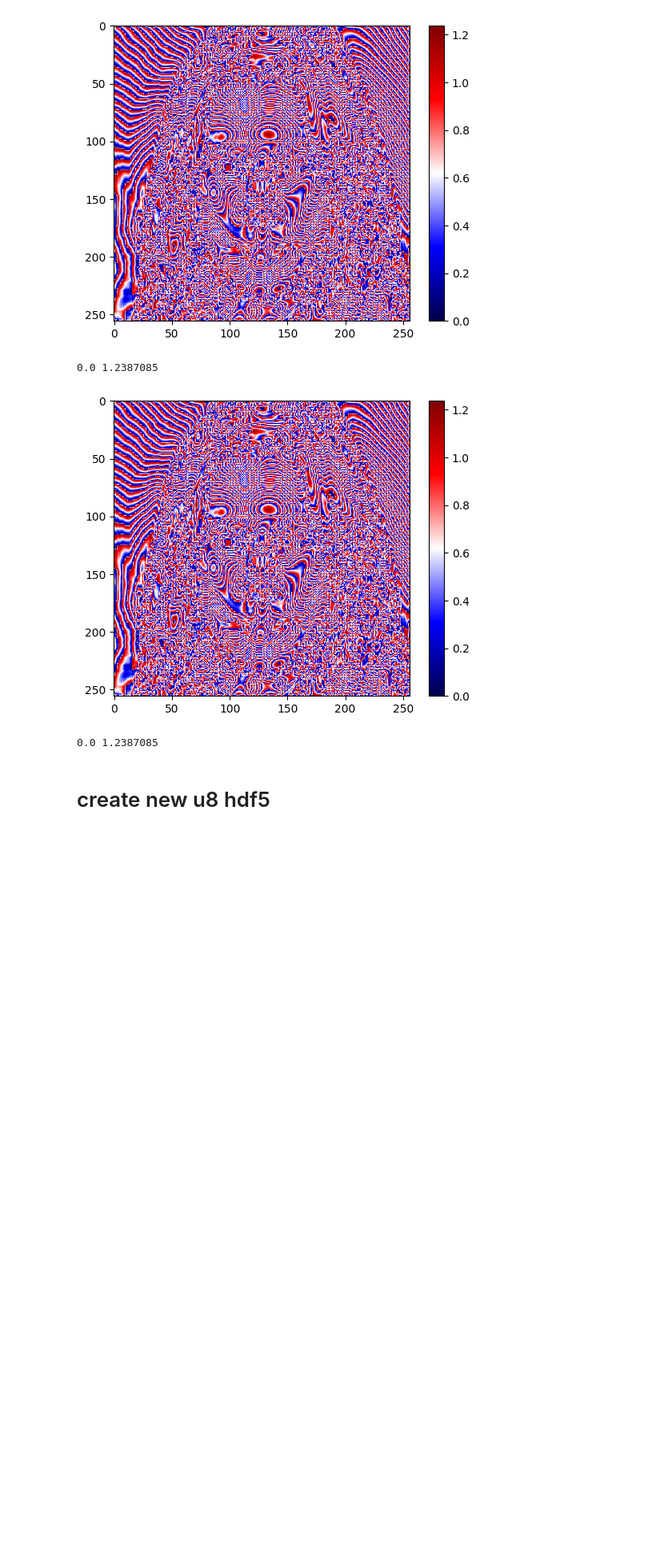
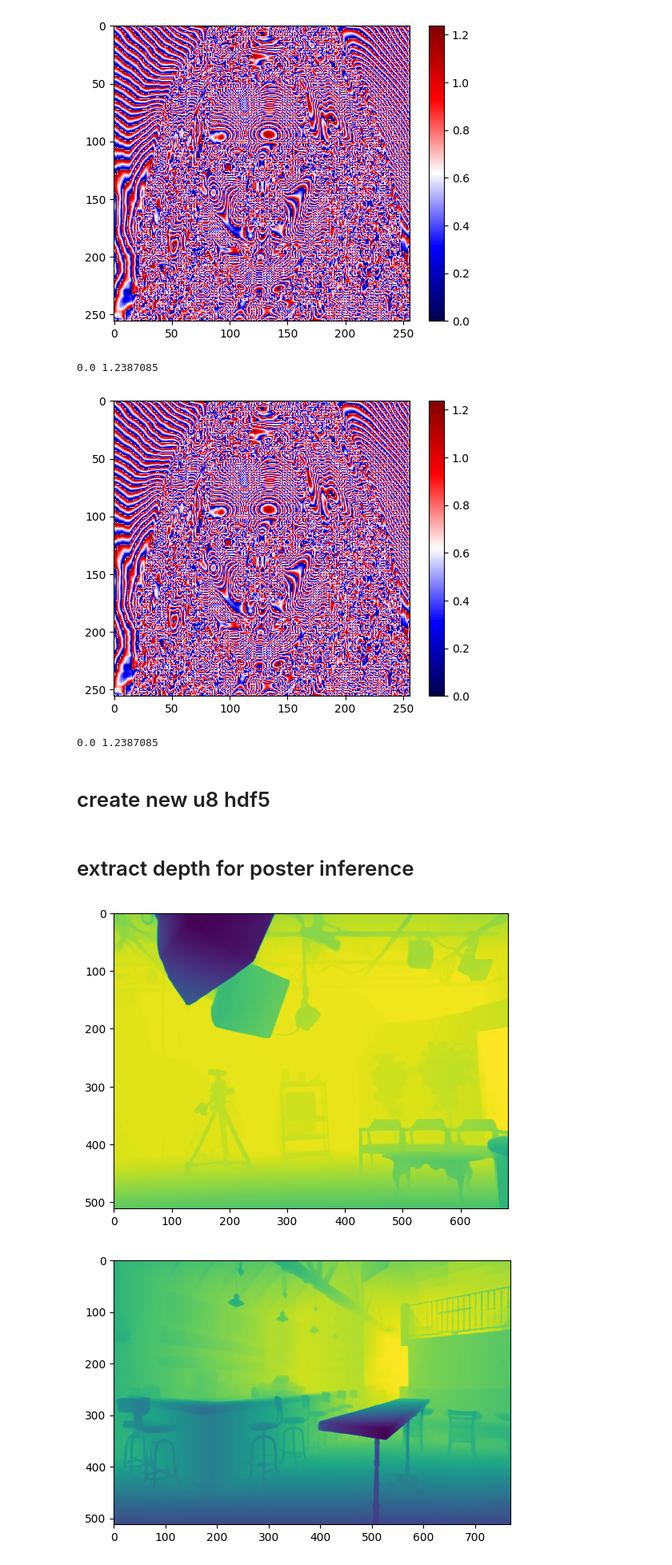
Before and after one commit to BabackE/lama_stereoinpainting, a Jupyter notebook: cse493g/generate_depth_for_celeba_dataset.ipynb, the cells around one changed output. Shown at 80% size. Cells and saved outputs as stored; diff of their text form; code cells hidden in the pictures; blank space fills up the shorter version.

```diff
--- a/cse493g/generate_depth_for_celeba_dataset.ipynb
+++ b/cse493g/generate_depth_for_celeba_dataset.ipynb
@@ -140,3 +140,73 @@ print(np.min(diff_error_rounded), np.max(diff_error_rounded))
 # open the hdf5 and create a new hdf5 file in u8 format
 # copy the data from the old hdf5 to the new hdf5
 copy_hdf5_to_u8(hdf5_file_path, u8_hdf5_file_path)
+# %% [markdown]
+# extract depth for poster inference
+# %%
+hdf5_file = "C:/experiments/places_dataset/train_large_places365standard_disparity_u8.hdf5"
+
+def normalize_depth(disparity_map):
+    disparityf = disparity_map.astype(np.float32)
+    disparity_not_zero = disparityf > 0.0
+    disparity_zero = disparityf == 0.0
+    true_depth = np.zeros(disparityf.shape)
+    A = 1.0
+    B = 0.0005
+    max_depth = 1.0
+    true_depth[disparity_not_zero] = 1/(A+B*disparityf[disparity_not_zero])
+    true_depth[disparity_zero] = max_depth
+
+    min_depth,max_depth = true_depth.min(), true_depth.max()
+    true_depth_normalized = (true_depth - min_depth) / (max_depth - min_depth)
+    return true_depth_normalized
+
+
+def load_depth_from_hdf5(hdf5_path, depth_path, return_orig=False):
+    with h5py.File(hdf5_path, 'r') as hdf5_file:
+        # Access the dataset
+        dataset = hdf5_file[depth_path]
+        depth_map_u16 = dataset[:]
+
+        # Retrieve mean and std attributes
+        if 'min' in dataset.attrs:
+            depth_map_min = dataset.attrs['min']
+        else:
+            print(f"Attribute 'min' not found in dataset {depth_path}")
+            depth_map_min = 4.1578239029840205 # average min of the dataset
+
+        if 'range' in dataset.attrs:
+            depth_map_range = dataset.attrs['range']
+        else:
+            print(f"Attribute 'range' not found in dataset {depth_path}")
+            depth_map_range = 519.2757145688164 # average range of the dataset
+
+        # Convert uint16 back to normalized float
+        divisor = 65535.0 if depth_map_u16.dtype == np.uint16 else 255.0
+        depth_map_normalized = depth_map_u16.astype(np.float32) / divisor
+
+        # Denormalize to reconstruct the original depth map
+        depth = depth_map_normalized * depth_map_range + depth_map_min
+
+        #out_depth = depth / np.max(depth)
+        out_depth = normalize_depth(depth)
+
+        out_depth = out_depth.astype(np.float32)
+        if return_orig:
+            return out_depth, depth
+        else:
+            return out_depth
+
+depth_map1 = load_depth_from_hdf5(hdf5_file, 'data_large/t/television_studio/00000056')
+depth_map2 = load_depth_from_hdf5(hdf5_file, 'data_large/b/bar/00000016')
+
+plt.imshow(depth_map1)
+plt.show()
+
+plt.imshow(depth_map2)
+plt.show()
+
+np.save("C:/experiments/places_dataset/00000056.npy", depth_map1)
+np.save("C:/experiments/places_dataset/00000016.npy", depth_map2)
+# %% [output]
+[figure, added]
+[figure, added]
```
Also changed, not shown: 3 other files.
